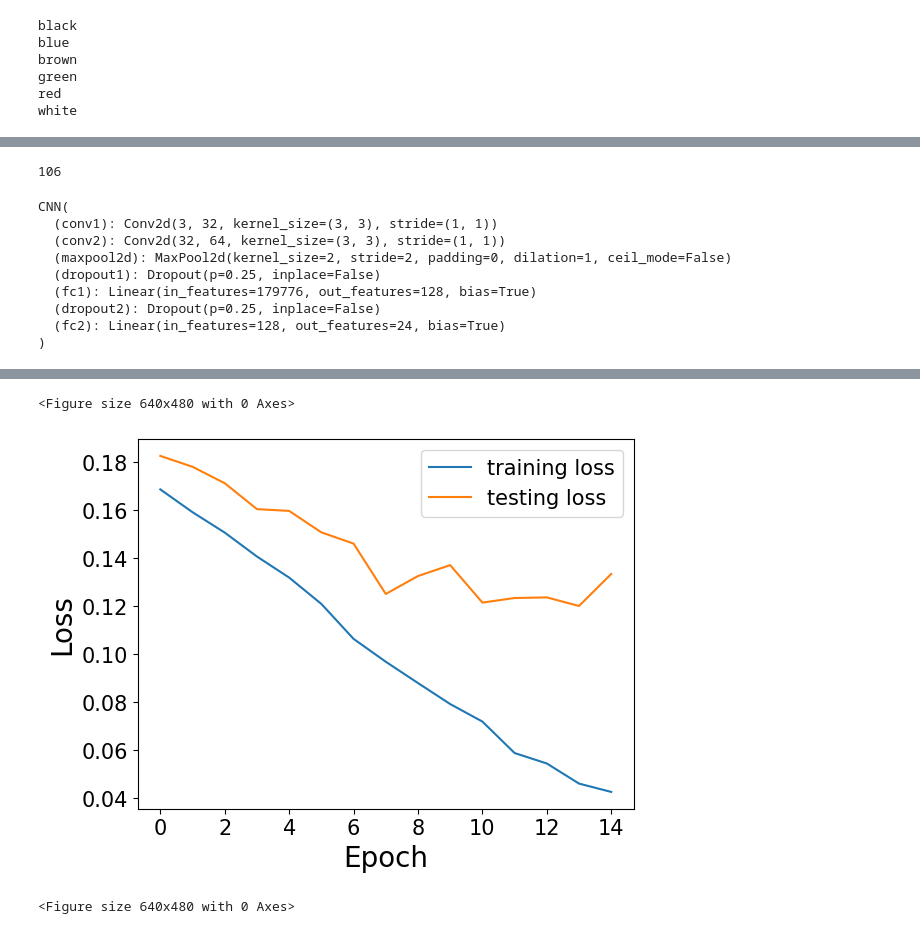
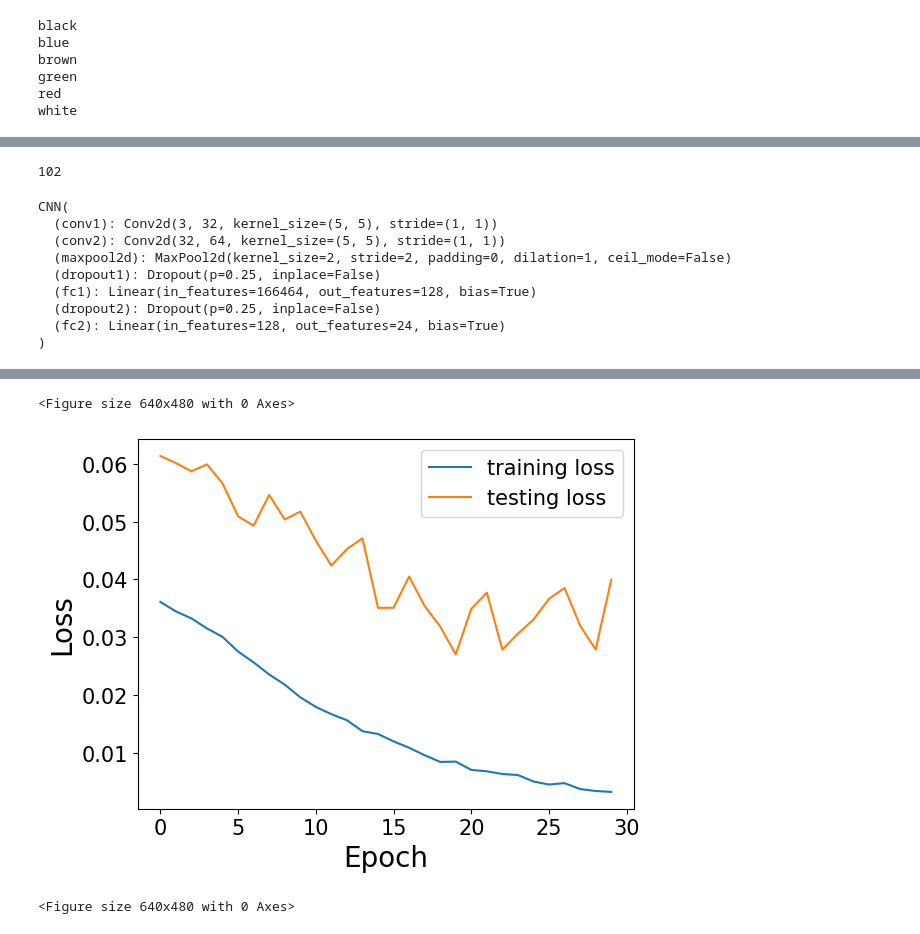
Before and after one commit to SydanJainen/4EU-DeepLearningCourse, a Jupyter notebook: Assignments/AssignementCNN.ipynb, the cells around one changed output, grey strips where cells are left out. Drawn from its saved outputs; the diff is of its cells as text; code cells hidden in the pictures.

```diff
--- a/Assignments/AssignementCNN.ipynb
+++ b/Assignments/AssignementCNN.ipynb
@@ -113,9 +113,9 @@ print(len(enumerated_dataset))
 510
 # %%
-BATCH_SIZE = 20
+BATCH_SIZE = 100
 
-train_size = int(0.6 * len(enumerated_dataset))
-val_size = int(0.2 * len(enumerated_dataset))
+train_size = int(0.7 * len(enumerated_dataset))
+val_size = int(0.1 * len(enumerated_dataset))
 test_size = len(enumerated_dataset) - train_size - val_size
 
 train_dataset, val_dataset, test_dataset = torch.utils.data.random_split(enumerated_dataset, [train_size, val_size, test_size])
@@ -127,9 +127,9 @@ test_loader = torch.utils.data.DataLoader(test_dataset, batch_size=BATCH_SIZE, s
 def dimension(N,P,S,F) :
   return (int((N + (2*P) - F)/ S) + 1)
 # %%
-print(dimension(108, 0, 1, 3))
+print(dimension(106, 0, 1, 5))
 # %% [output]
-106
+102
 # %%
 # model
 class CNN(nn.Module):
@@ -137,16 +137,16 @@ class CNN(nn.Module):
         super(CNN, self).__init__()
         self.conv1 = nn.Conv2d(in_channels=3,
                                out_channels=32,
-                               kernel_size = 3,
+                               kernel_size = 5,
                                stride=1,
                                padding=0)
         #  feature map dim 108x108x32
-        self.conv2 = nn.Conv2d(32, 64, 3, 1)
+        self.conv2 = nn.Conv2d(32, 64, 5, 1)
         # dim 106 x 106 x 64
         self.maxpool2d = nn.MaxPool2d(kernel_size=2, stride=2)
-        # dim 53 x 53 x 64, 'same' = 2.809
+        # dim 53 x 53 x 64, 'same' = 179776
         self.dropout1 = nn.Dropout(0.25)
-        self.fc1 = nn.Linear(179776, 128)
+        self.fc1 = nn.Linear(166464, 128)
         self.dropout2 = nn.Dropout(0.25)
         self.fc2 = nn.Linear(128, 24)
 
@@ -222,11 +222,11 @@ def fit(model, train_loader, error, test_loader, epochs):
     return train_losses, test_losses
 # %% [output]
 CNN(
-  (conv1): Conv2d(3, 32, kernel_size=(3, 3), stride=(1, 1))
-  (conv2): Conv2d(32, 64, kernel_size=(3, 3), stride=(1, 1))
+  (conv1): Conv2d(3, 32, kernel_size=(5, 5), stride=(1, 1))
+  (conv2): Conv2d(32, 64, kernel_size=(5, 5), stride=(1, 1))
   (maxpool2d): MaxPool2d(kernel_size=2, stride=2, padding=0, dilation=1, ceil_mode=False)
   (dropout1): Dropout(p=0.25, inplace=False)
-  (fc1): Linear(in_features=179776, out_features=128, bias=True)
+  (fc1): Linear(in_features=166464, out_features=128, bias=True)
   (dropout2): Dropout(p=0.25, inplace=False)
   (fc2): Linear(in_features=128, out_features=24, bias=True)
 )
@@ -240,7 +240,7 @@ print(dev)
 device = torch.device(dev)
 model.cuda()
 
-epochs = 15
+epochs = 30
 error = nn.CrossEntropyLoss()
 train_losses, test_losses = fit(model,train_loader, error, test_loader, epochs)
 
@@ -272,5 +273,5 @@ Epoch : 14,  train loss:0.04242325598507925, test loss:0.13324063665726604
 <Figure size 640x480 with 0 Axes>
-[figure, old version]
+[figure, new version]
 <Figure size 640x480 with 0 Axes>
 # %%
 # validate and test
```
Also changed, not shown: parts of 3 cells of this notebook.
